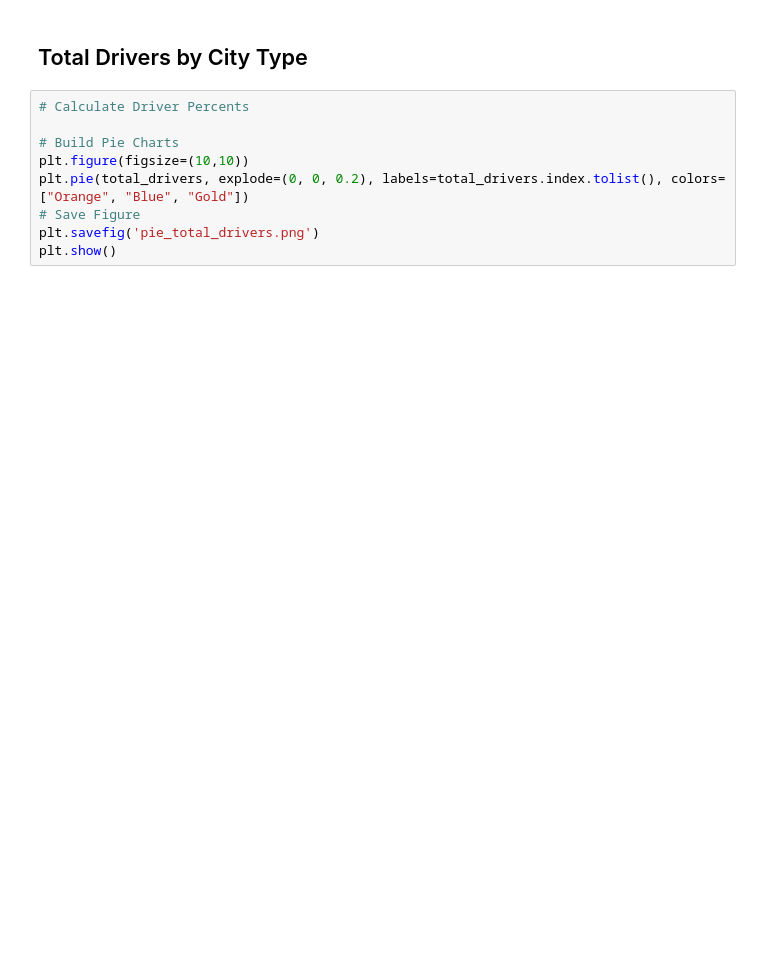
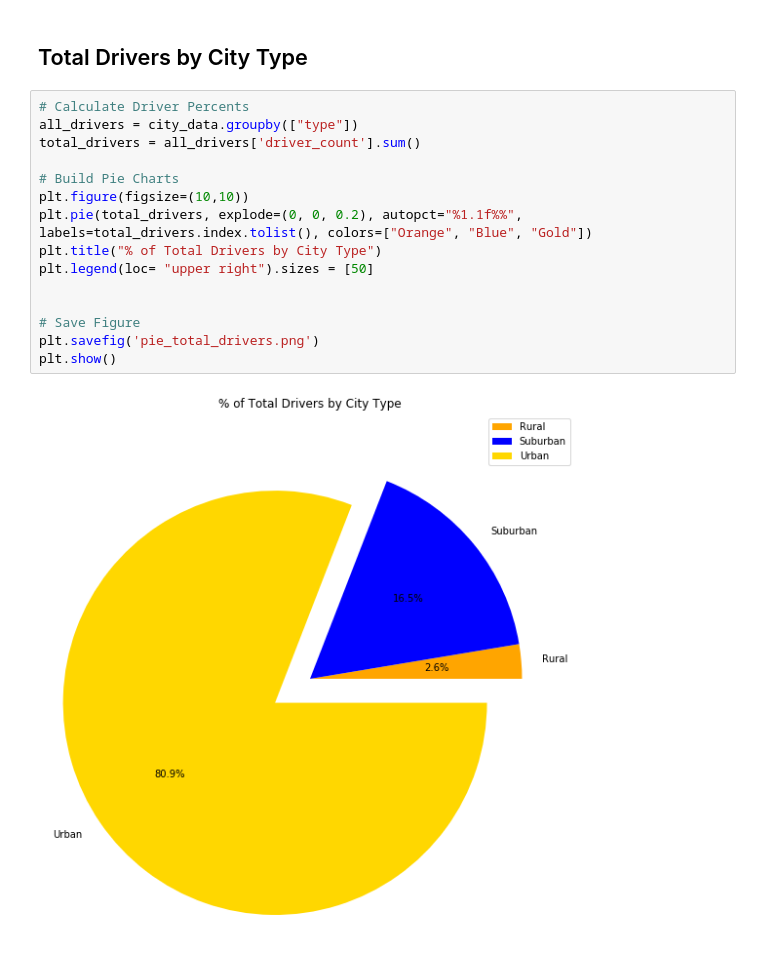
Before and after one commit to vjadeja1/test_vjadeja_19, a Jupyter notebook: HW-5 Matplotlib/Instructions/Pyber/pyber_starter.ipynb, the cells around one changed output. Drawn from its saved outputs; the diff is of its cells as text; blank space fills up the shorter version.

```diff
--- a/HW-5 Matplotlib/Instructions/Pyber/pyber_starter.ipynb
+++ b/HW-5 Matplotlib/Instructions/Pyber/pyber_starter.ipynb
@@ -117,10 +140,18 @@ plt.show()
 ## Total Drivers by City Type
 # %%
 # Calculate Driver Percents
+all_drivers = city_data.groupby(["type"])
+total_drivers = all_drivers['driver_count'].sum()
 
 # Build Pie Charts
 plt.figure(figsize=(10,10))
-plt.pie(total_drivers, explode=(0, 0, 0.2), labels=total_drivers.index.tolist(), colors=["Orange", "Blue", "Gold"])
+plt.pie(total_drivers, explode=(0, 0, 0.2), autopct="%1.1f%%", labels=total_drivers.index.tolist(), colors=["Orange", "Blue", "Gold"])
+plt.title("% of Total Drivers by City Type")
+plt.legend(loc= "upper right").sizes = [50]
+
+
 # Save Figure
 plt.savefig('pie_total_drivers.png')
 plt.show()
+# %% [output]
+[figure, added]
```
Also changed, not shown: parts of 6 cells of this notebook, 7 other files.
